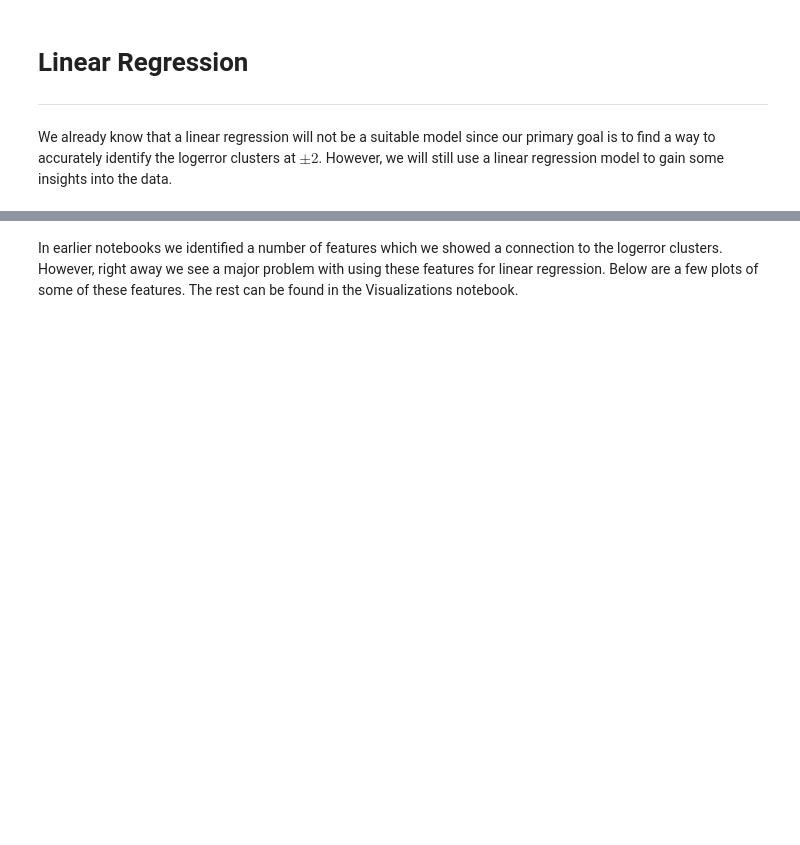
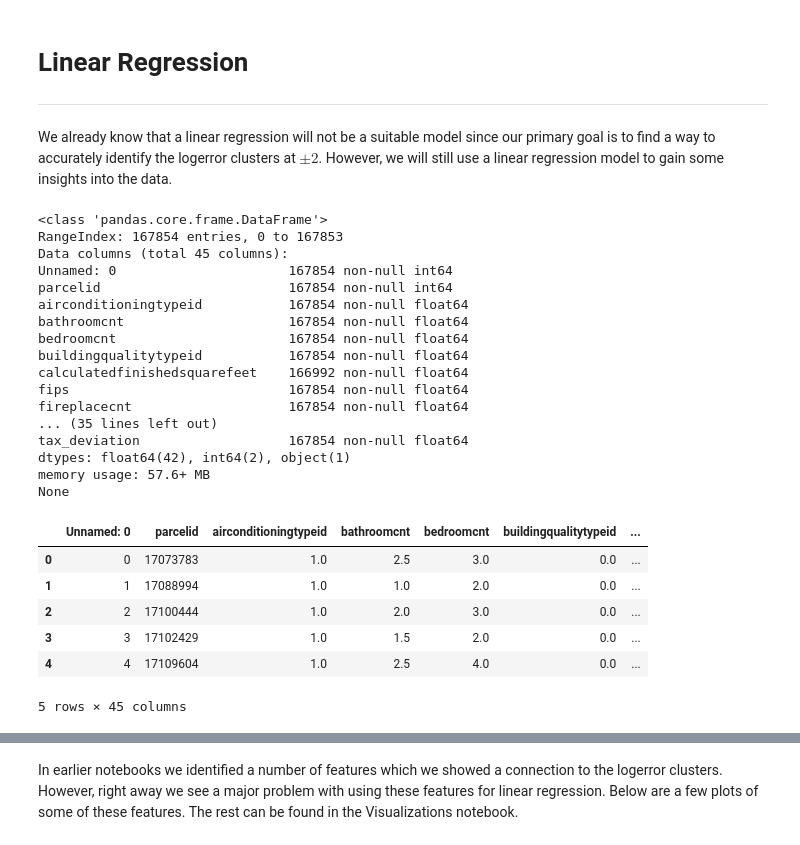
Before and after one commit to Eric-Ens/Capstone_project_1, a Jupyter notebook: Linear Regression.ipynb, the cells around one changed output, grey strips where cells are left out. Saved outputs shown, nothing was run; the diff lists cells and outputs as text; code cells hidden in the pictures; blank space fills up the shorter version.

```diff
--- a/Linear Regression.ipynb
+++ b/Linear Regression.ipynb
@@ -29,4 +29,33 @@ from IPython.core.display import display, HTML
 
 # special IPython command to prepare the notebook for matplotlib and other libraries
 %matplotlib inline
+# %%
+Housing_data = pd.read_csv('cleaned_1.csv')
+print(Housing_data.info())
+Housing_data.head()
+# %% [output]
+<class 'pandas.core.frame.DataFrame'>
+RangeIndex: 167854 entries, 0 to 167853
+Data columns (total 45 columns):
+Unnamed: 0                      167854 non-null int64
+parcelid                        167854 non-null int64
+airconditioningtypeid           167854 non-null float64
+bathroomcnt                     167854 non-null float64
+bedroomcnt                      167854 non-null float64
+buildingqualitytypeid           167854 non-null float64
+calculatedfinishedsquarefeet    166992 non-null float64
+fips                            167854 non-null float64
+fireplacecnt                    167854 non-null float64
+... (35 lines left out)
+tax_deviation                   167854 non-null float64
+dtypes: float64(42), int64(2), object(1)
+memory usage: 57.6+ MB
+None
+|  | Unnamed: 0 | parcelid | airconditioningtypeid | bathroomcnt | bedroomcnt | buildingqualitytypeid | ... |
+| 0 | 0 | 17073783 | 1.0 | 2.5 | 3.0 | 0.0 | ... |
+| 1 | 1 | 17088994 | 1.0 | 1.0 | 2.0 | 0.0 | ... |
+| 2 | 2 | 17100444 | 1.0 | 2.0 | 3.0 | 0.0 | ... |
+| 3 | 3 | 17102429 | 1.0 | 1.5 | 2.0 | 0.0 | ... |
+| 4 | 4 | 17109604 | 1.0 | 2.5 | 4.0 | 0.0 | ... |
+5 rows × 45 columns
 # %%
```
Also changed, not shown: parts of 11 cells of this notebook, 3 other files.
